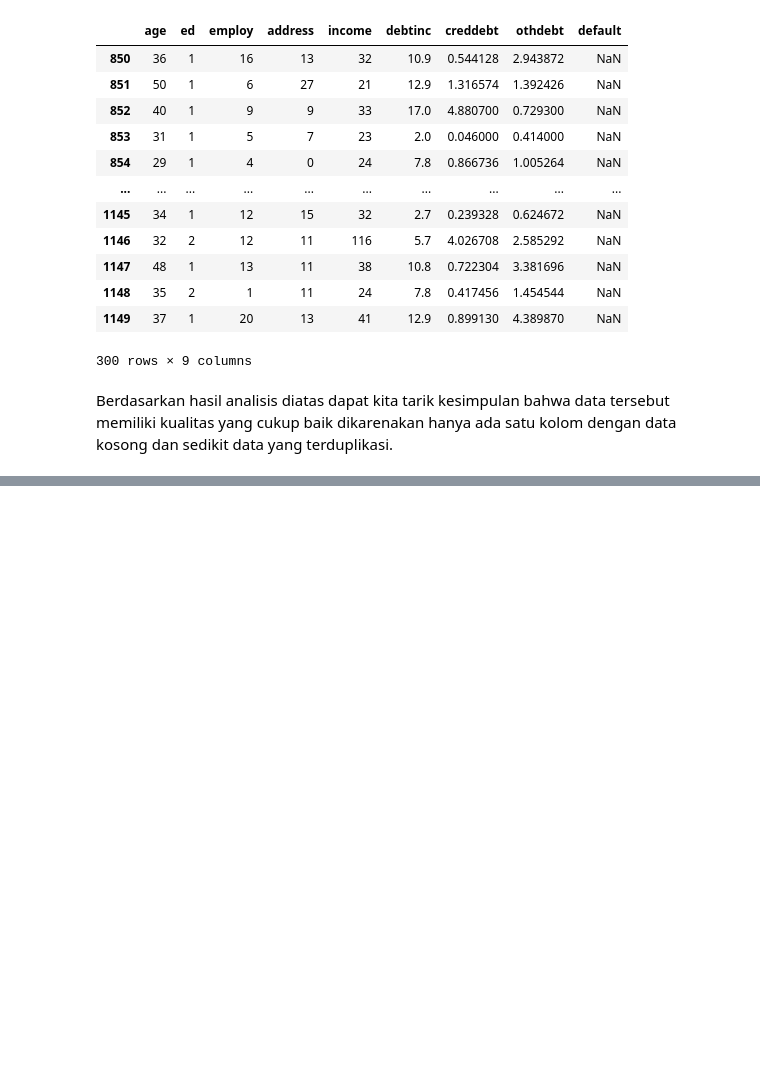
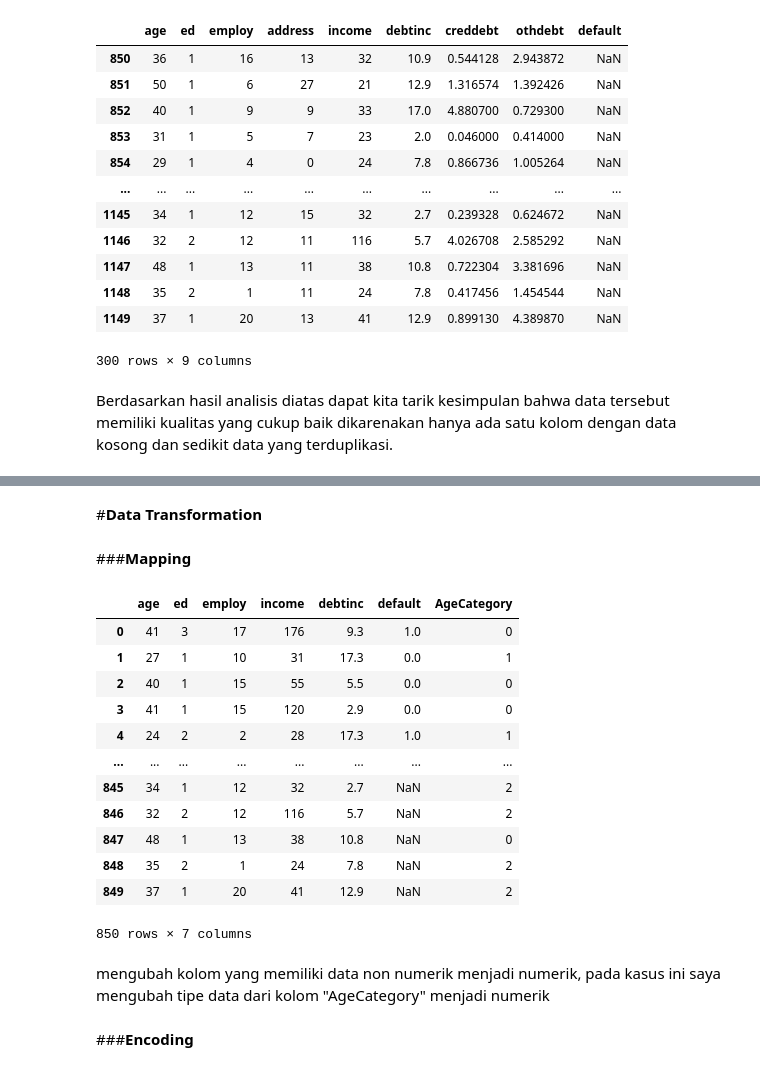
Before and after one commit to sitisolikahyosikarinda/DATMIN, a Jupyter notebook: Mini_Project.ipynb, the cells around one changed output, grey strips where cells are left out. Drawn from its saved outputs; the diff is of its cells as text; code cells hidden in the pictures; blank space fills up the shorter version.

```diff
--- a/Mini_Project.ipynb
+++ b/Mini_Project.ipynb
@@ -309,0 +496,2 @@ Berdasarkan hasil analisis diatas dapat kita tarik kesimpulan bahwa data tersebu
+# %%
+df = df.drop([ 'address', 'othdebt', 'creddebt' ], axis=1)
@@ -309,0 +523,26 @@ Berdasarkan hasil analisis diatas dapat kita tarik kesimpulan bahwa data tersebu
+# %% [markdown]
+#**Data Transformation**
+# %% [markdown]
+###**Mapping**
+# %%
+df['AgeCategory'] = df['AgeCategory'].map({'Paruh Baya': 0, 'Dua Puluhan': 1,'Tiga Puluhan yang Luar Biasa': 2}).astype(int)
+# %%
+df
+# %% [output]
+|  | age | ed | employ | income | debtinc | default | AgeCategory |
+| 0 | 41 | 3 | 17 | 176 | 9.3 | 1.0 | 0 |
+| 1 | 27 | 1 | 10 | 31 | 17.3 | 0.0 | 1 |
+| 2 | 40 | 1 | 15 | 55 | 5.5 | 0.0 | 0 |
+| 3 | 41 | 1 | 15 | 120 | 2.9 | 0.0 | 0 |
+| 4 | 24 | 2 | 2 | 28 | 17.3 | 1.0 | 1 |
+| ... | ... | ... | ... | ... | ... | ... | ... |
+| 845 | 34 | 1 | 12 | 32 | 2.7 | NaN | 2 |
+| 846 | 32 | 2 | 12 | 116 | 5.7 | NaN | 2 |
+| 847 | 48 | 1 | 13 | 38 | 10.8 | NaN | 0 |
+| 848 | 35 | 2 | 1 | 24 | 7.8 | NaN | 2 |
+| 849 | 37 | 1 | 20 | 41 | 12.9 | NaN | 2 |
+850 rows × 7 columns
+# %% [markdown]
+mengubah kolom yang memiliki data non numerik menjadi numerik, pada kasus ini saya mengubah tipe data dari kolom "AgeCategory" menjadi numerik
+# %% [markdown]
+###**Encoding**
```
Also changed, not shown: parts of 38 cells of this notebook.
